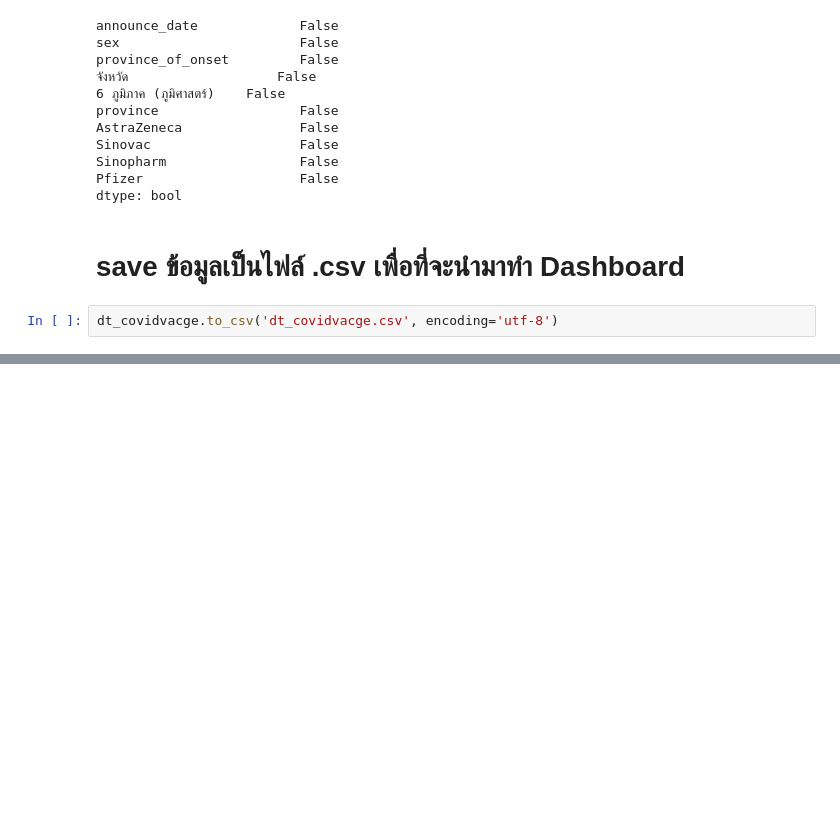
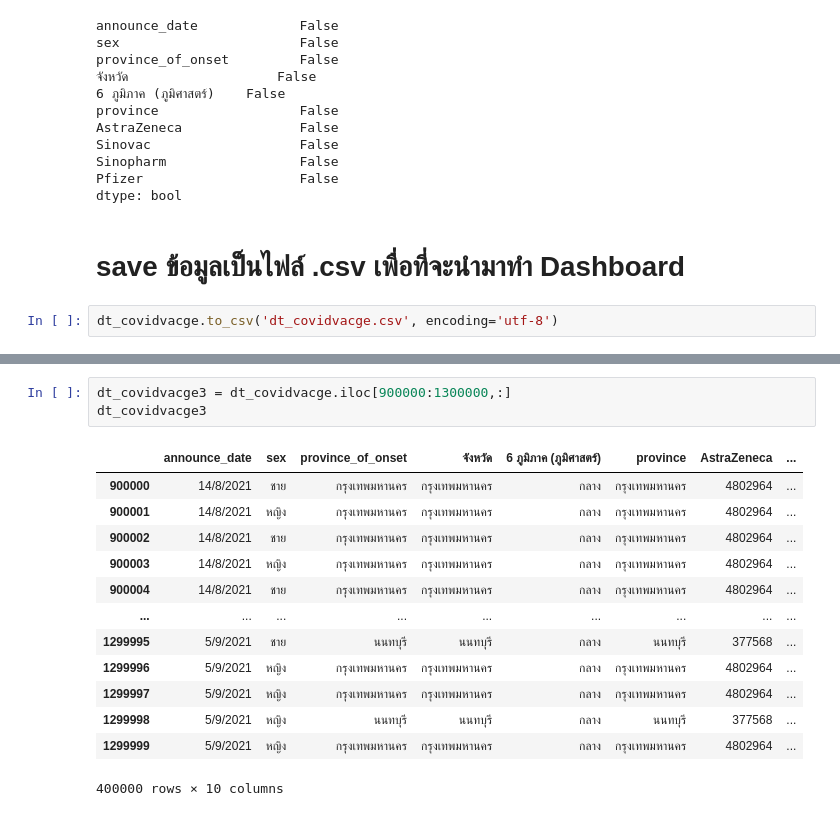
Before and after one commit to Chanunchida-May/data_viz_2022, a Jupyter notebook: ProjectDashBoard.ipynb, the cells around one changed output, grey strips where cells are left out. Saved outputs shown, nothing was run; the diff lists cells and outputs as text; blank space fills up the shorter version.

```diff
--- a/ProjectDashBoard.ipynb
+++ b/ProjectDashBoard.ipynb
@@ -947,0 +984,17 @@ dt_covidvacge.to_csv('dt_covidvacge.csv', encoding='utf-8')
+# %%
+dt_covidvacge3 = dt_covidvacge.iloc[900000:1300000,:]
+dt_covidvacge3
+# %% [output]
+|  | announce_date | sex | province_of_onset | จังหวัด | 6 ภูมิภาค (ภูมิศาสตร์) | province | AstraZeneca | ... |
+| 900000 | 14/8/2021 | ชาย | กรุงเทพมหานคร | กรุงเทพมหานคร | กลาง | กรุงเทพมหานคร | 4802964 | ... |
+| 900001 | 14/8/2021 | หญิง | กรุงเทพมหานคร | กรุงเทพมหานคร | กลาง | กรุงเทพมหานคร | 4802964 | ... |
+| 900002 | 14/8/2021 | ชาย | กรุงเทพมหานคร | กรุงเทพมหานคร | กลาง | กรุงเทพมหานคร | 4802964 | ... |
+| 900003 | 14/8/2021 | หญิง | กรุงเทพมหานคร | กรุงเทพมหานคร | กลาง | กรุงเทพมหานคร | 4802964 | ... |
+| 900004 | 14/8/2021 | ชาย | กรุงเทพมหานคร | กรุงเทพมหานคร | กลาง | กรุงเทพมหานคร | 4802964 | ... |
+| ... | ... | ... | ... | ... | ... | ... | ... | ... |
+| 1299995 | 5/9/2021 | ชาย | นนทบุรี | นนทบุรี | กลาง | นนทบุรี | 377568 | ... |
+| 1299996 | 5/9/2021 | หญิง | กรุงเทพมหานคร | กรุงเทพมหานคร | กลาง | กรุงเทพมหานคร | 4802964 | ... |
+| 1299997 | 5/9/2021 | หญิง | กรุงเทพมหานคร | กรุงเทพมหานคร | กลาง | กรุงเทพมหานคร | 4802964 | ... |
+| 1299998 | 5/9/2021 | หญิง | นนทบุรี | นนทบุรี | กลาง | นนทบุรี | 377568 | ... |
+| 1299999 | 5/9/2021 | หญิง | กรุงเทพมหานคร | กรุงเทพมหานคร | กลาง | กรุงเทพมหานคร | 4802964 | ... |
+400000 rows × 10 columns
```
Also changed, not shown: parts of 9 cells of this notebook.
